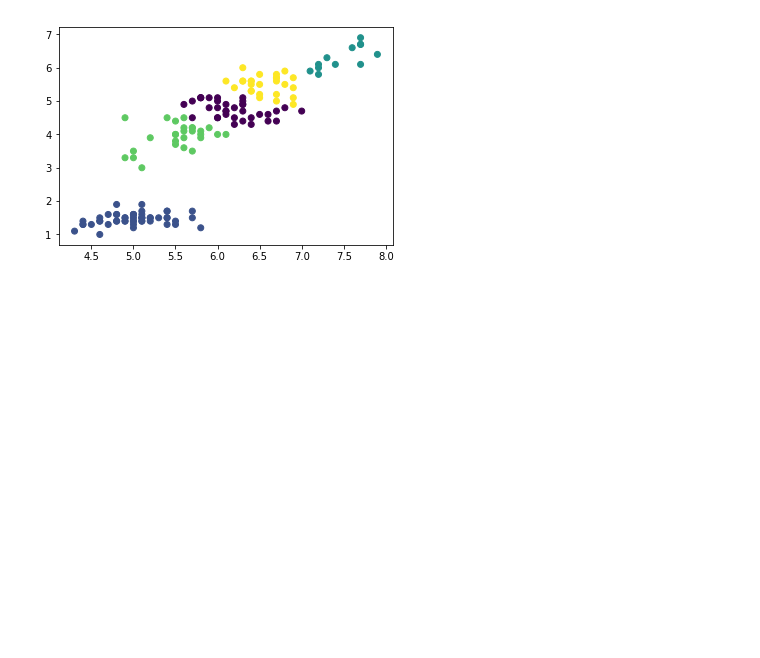
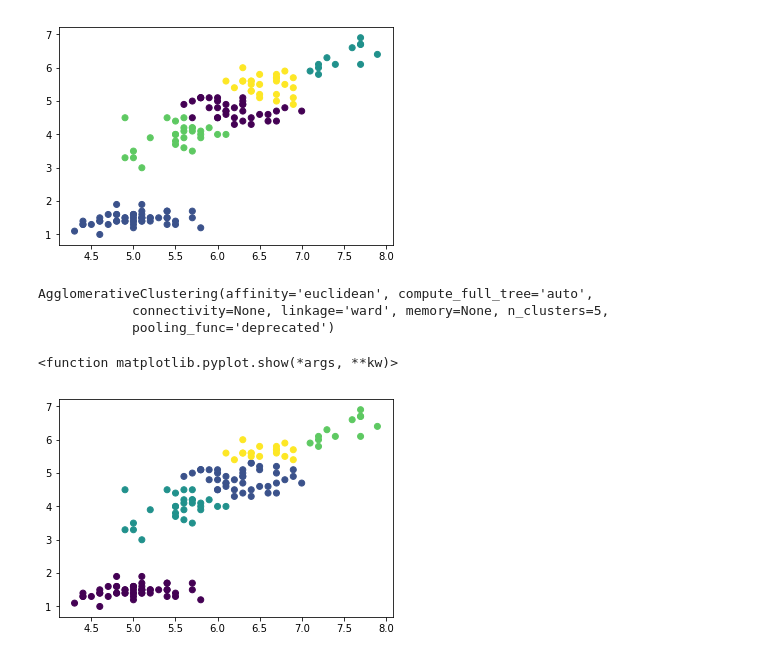
Before and after one commit to vinayakmishar4/Unsupervised-learning-on-Kmeans-Clustering, a Jupyter notebook: Lab_2022023-checkpoint.ipynb, the cells around one changed output. Drawn from its saved outputs; the diff is of its cells as text; code cells hidden in the pictures; blank space fills up the shorter version.

```diff
--- a/Lab_2022023-checkpoint.ipynb
+++ b/Lab_2022023-checkpoint.ipynb
@@ -97,3 +97,28 @@ plt.show
 # %% [output]
 <function matplotlib.pyplot.show(*args, **kw)>
 [figure]
+# %%
+import pandas as pd
+import numpy as np
+# read the titanic dataset
+df=pd.read_csv("C:/Users/DITU/Documents/iris.csv")
+
+x=df['sepal.length']
+y=df['petal.length']
+data = list(zip(x, y))
+#data
+import matplotlib.pyplot as plt
+# %%
+from sklearn.cluster import AgglomerativeClustering
+model=AgglomerativeClustering(n_clusters=5)
+model.fit(data)
+# %% [output]
+AgglomerativeClustering(affinity='euclidean', compute_full_tree='auto',
+            connectivity=None, linkage='ward', memory=None, n_clusters=5,
+            pooling_func='deprecated')
+# %%
+plt.scatter(x,y,c=model.labels_)
+plt.show
+# %% [output]
+<function matplotlib.pyplot.show(*args, **kw)>
+[figure, added]
```
